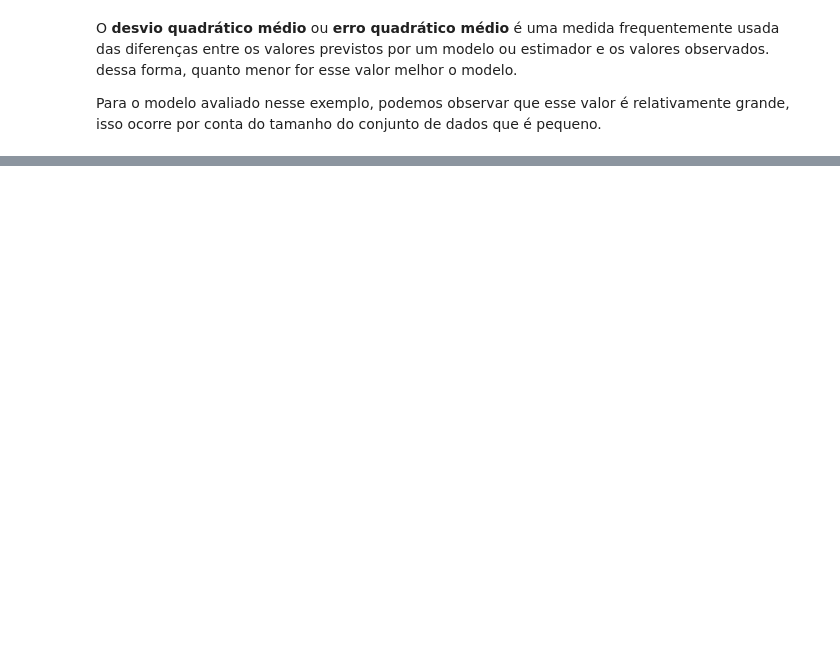
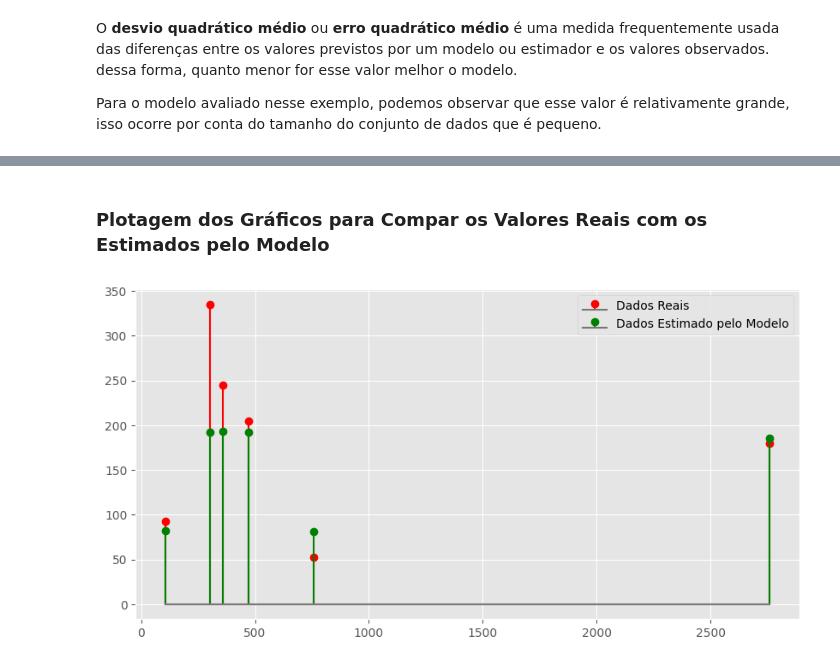
Before and after one commit to Oseiasdfarias/Machine_Learning_com_Spark_e_Pyspark, a Jupyter notebook: Regressao_com_Spark/regressao_lenear_com_spark.ipynb, the cells around one changed output, grey strips where cells are left out. Drawn from its saved outputs; the diff is of its cells as text; code cells hidden in the pictures; blank space fills up the shorter version.

```diff
--- a/Regressao_com_Spark/regressao_lenear_com_spark.ipynb
+++ b/Regressao_com_Spark/regressao_lenear_com_spark.ipynb
@@ -104,8 +106,8 @@ model_rl = obj_rl.fit(carros_train)
 # %% [markdown]
 #### Realizando Presição com o Modelo Criado
 # %%
-previsao = model_rl.transform(carros_test)
-previsao.select("dependente", "prediction").show()
+previsao_test = model_rl.transform(carros_test)
+previsao_test.select("dependente", "prediction").show(5)
 # %% [output]
 +----------+------------------+
 |dependente|        prediction|
@@ -138,0 +206,8 @@ Para o modelo avaliado nesse exemplo, podemos observar que esse valor é relativ
+# %%
+previsao_test_numpy = previsao_test.select("dependente",
+                                           "prediction",
+                                           "Cilindradas")
+previsao_test_numpy.show(5)
+previsao_test_numpy = previsao_test_numpy.toPandas().to_numpy()
+
+previsao_test_numpy.shape
@@ -138,0 +226,12 @@ Para o modelo avaliado nesse exemplo, podemos observar que esse valor é relativ
+# %% [markdown]
+### Plotagem dos Gráficos para Compar os Valores Reais com os Estimados pelo Modelo
+# %%
+fig2, ax2 = plt.subplots(figsize=(10, 5))
+ax2.stem(previsao_test_numpy[:, 2], previsao_test_numpy[:, 0],
+         "r", markerfmt="ro", label="Dados Reais")
+ax2.stem(previsao_test_numpy[:, 2], previsao_test_numpy[:, 1],
+         "g", markerfmt="go", label="Dados Estimado pelo Modelo")
+ax2.legend()
+plt.show()
+# %% [output]
+[figure, added]
```
Also changed, not shown: parts of 24 cells of this notebook, 1 other file.
